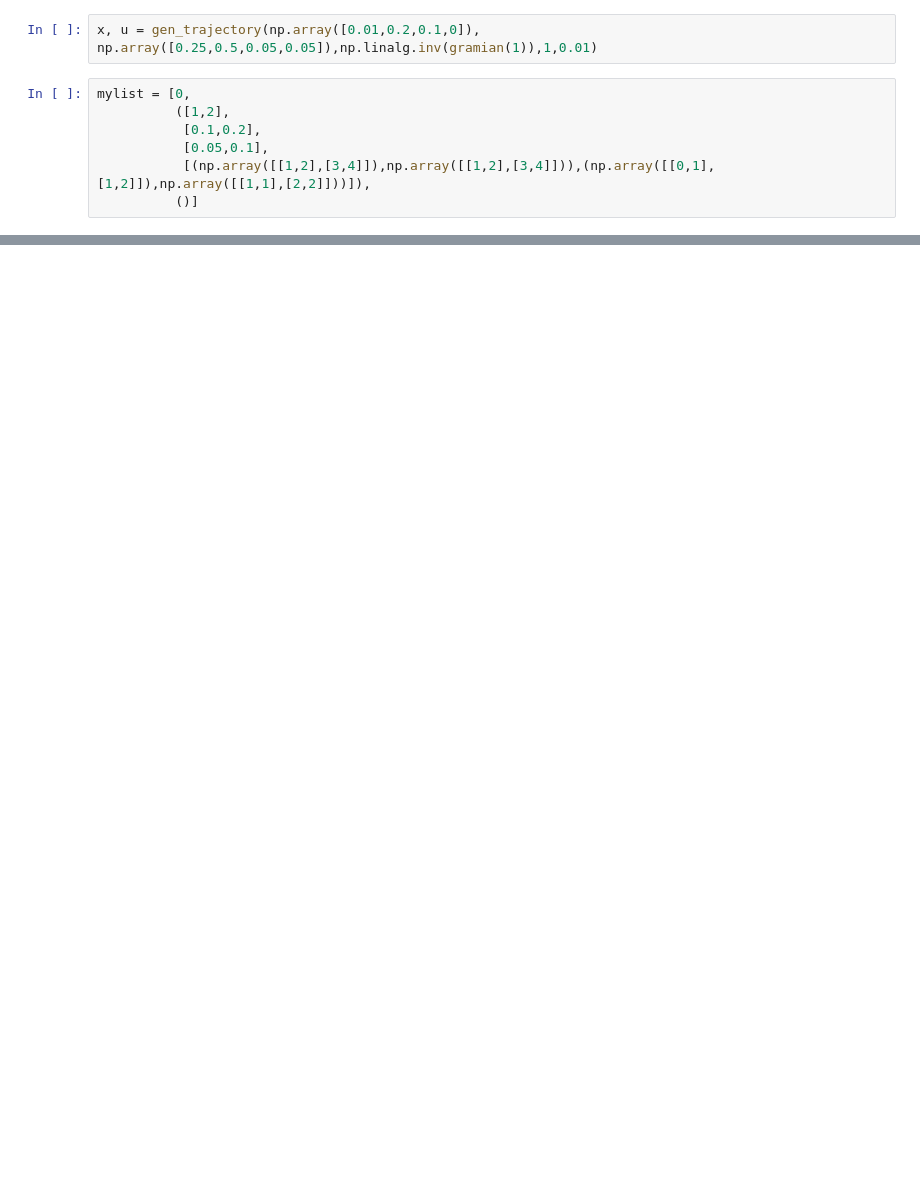
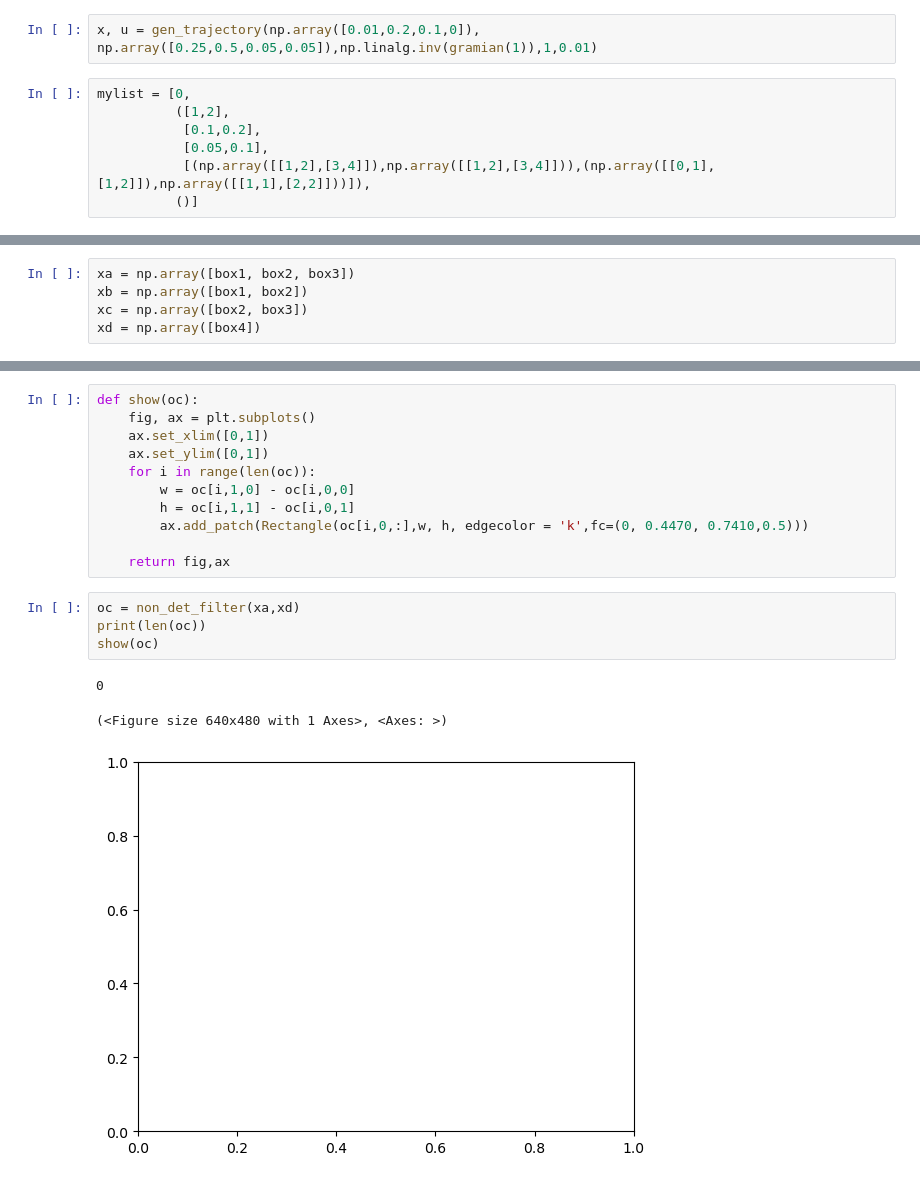
Before and after one commit to irom-lab/perception-guarantees, a Jupyter notebook: planning/plan_test_clean.ipynb, the cells around one changed output, grey strips where cells are left out. Cells and saved outputs as stored; diff of their text form; blank space fills up the shorter version.

```diff
--- a/planning/plan_test_clean.ipynb
+++ b/planning/plan_test_clean.ipynb
@@ -912,0 +1138,5 @@ mylist[1][0].index(2)
+# %%
+xa = np.array([box1, box2, box3])
+xb = np.array([box1, box2])
+xc = np.array([box2, box3])
+xd = np.array([box4])
@@ -912,0 +1178,19 @@ mylist[1][0].index(2)
+# %%
+def show(oc):
+    fig, ax = plt.subplots()
+    ax.set_xlim([0,1])
+    ax.set_ylim([0,1])
+    for i in range(len(oc)):
+        w = oc[i,1,0] - oc[i,0,0]
+        h = oc[i,1,1] - oc[i,0,1]
+        ax.add_patch(Rectangle(oc[i,0,:],w, h, edgecolor = 'k',fc=(0, 0.4470, 0.7410,0.5)))
+
+    return fig,ax
+# %%
+oc = non_det_filter(xa,xd)
+print(len(oc))
+show(oc)
+# %% [output]
+0
+(<Figure size 640x480 with 1 Axes>, <Axes: >)
+[figure, added]
```
Also changed, not shown: parts of 34 cells of this notebook.
